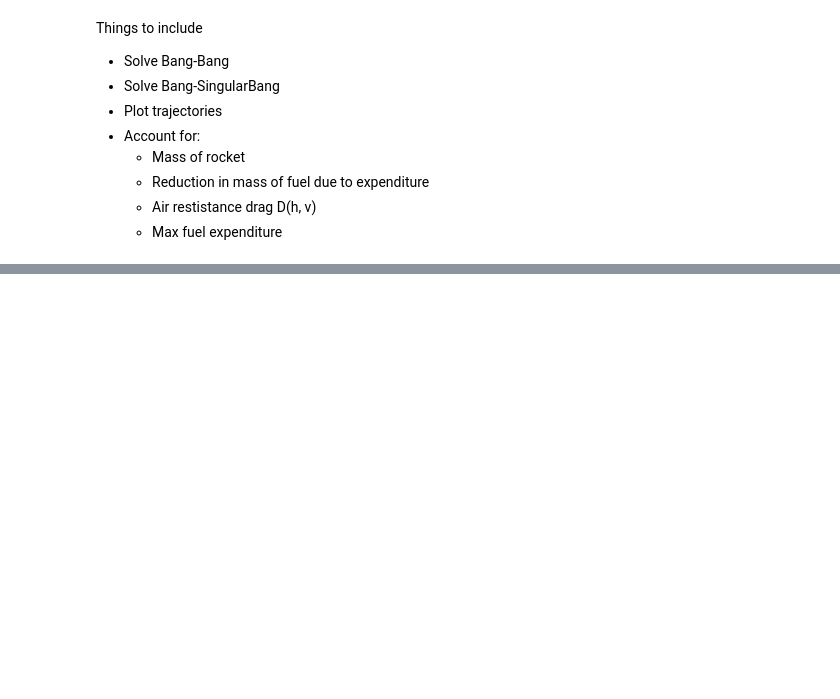
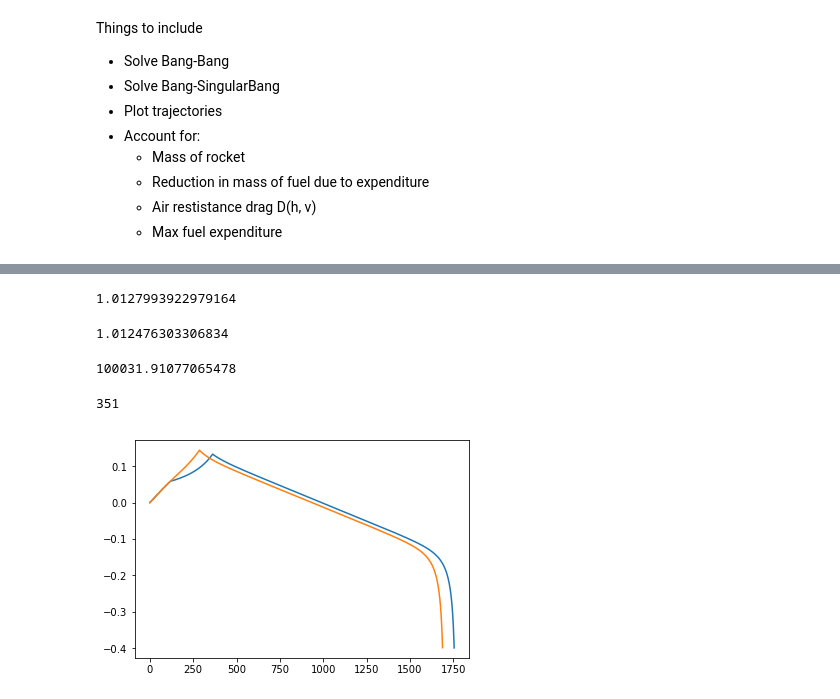
Before and after one commit to Scowley4/RocketControlTheory, a Jupyter notebook: rocket.ipynb, the cells around one changed output, grey strips where cells are left out. Cells and saved outputs as stored; diff of their text form; code cells hidden in the pictures; blank space fills up the shorter version.

```diff
--- a/rocket.ipynb
+++ b/rocket.ipynb
@@ -130,0 +285,2 @@ states.shape
+# %%
+states1, control1 = rocket.solve_bsb()
@@ -130,0 +289,17 @@ states.shape
+# %%
+max(states1[:,1])
+# %% [output]
+1.0127993922979164
+# %%
+max(states2[:,1])
+# %% [output]
+1.012476303306834
+# %%
+
+100000*(max(states1[:,1]) / max(states2[:,1]))
+# %% [output]
+100031.91077065478
+# %%
+len(control)
+# %% [output]
+351
@@ -130,0 +310,6 @@ states.shape
+# %%
+plt.plot(states1[:,0])
+plt.plot(states2[:,0])
+plt.show()
+# %% [output]
+[figure, added]
```
Also changed, not shown: parts of 21 cells of this notebook.
